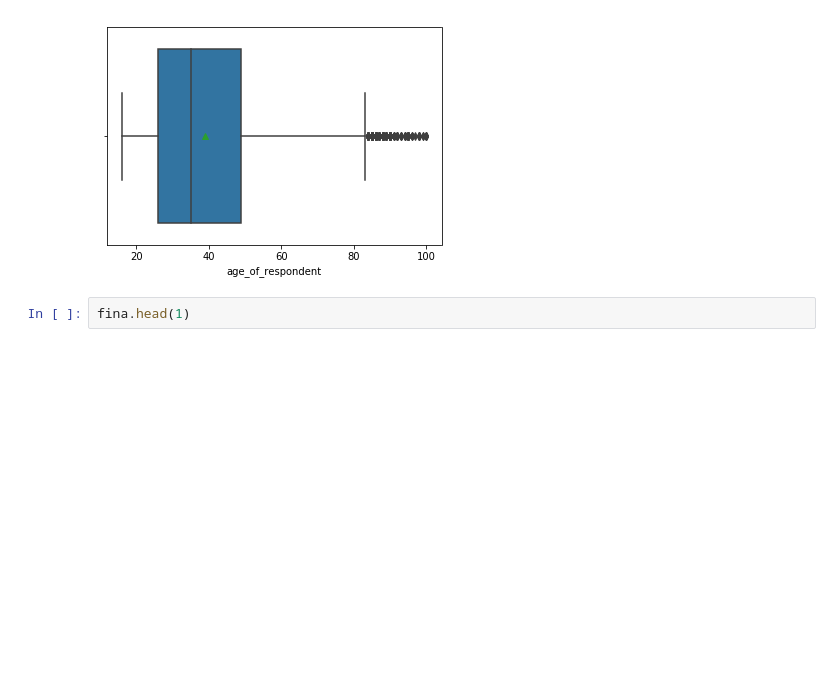
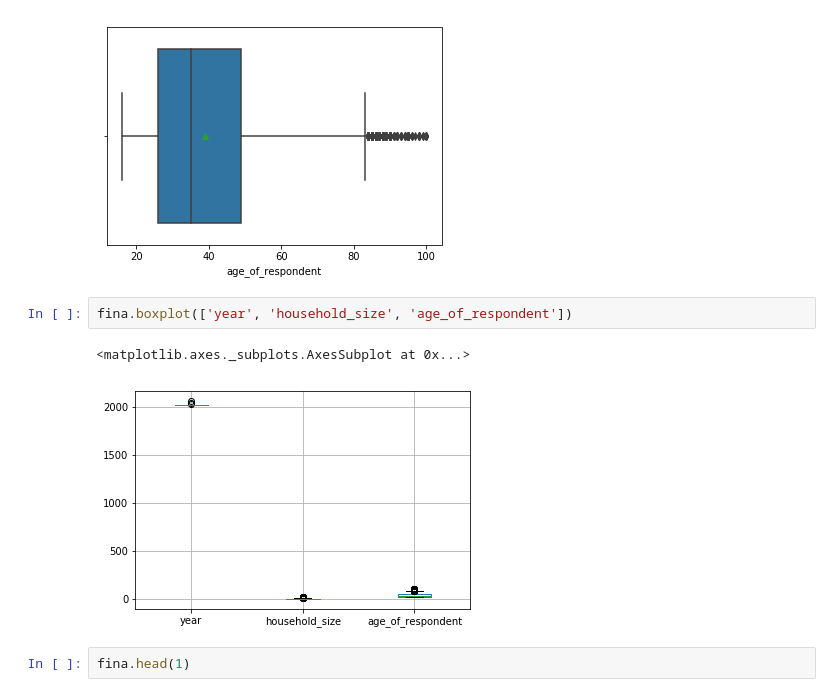
Before and after one commit to codybaraks/Financial-Inclusion, a Jupyter notebook: Financial_Inclusion.ipynb, the cells around one changed output. Saved outputs shown, nothing was run; the diff lists cells and outputs as text; blank space fills up the shorter version.

```diff
--- a/Financial_Inclusion.ipynb
+++ b/Financial_Inclusion.ipynb
@@ -175,6 +210,11 @@ sns.boxplot(fina["age_of_respondent"], showmeans=True)
 # %% [output]
 <matplotlib.axes._subplots.AxesSubplot at 0x...>
 [figure]
+# %%
+fina.boxplot(['year', 'household_size', 'age_of_respondent'])
+# %% [output]
+<matplotlib.axes._subplots.AxesSubplot at 0x...>
+[figure, added]
 # %%
 fina.head(1)
 # %% [output]
```
Also changed, not shown: parts of 27 cells of this notebook.
